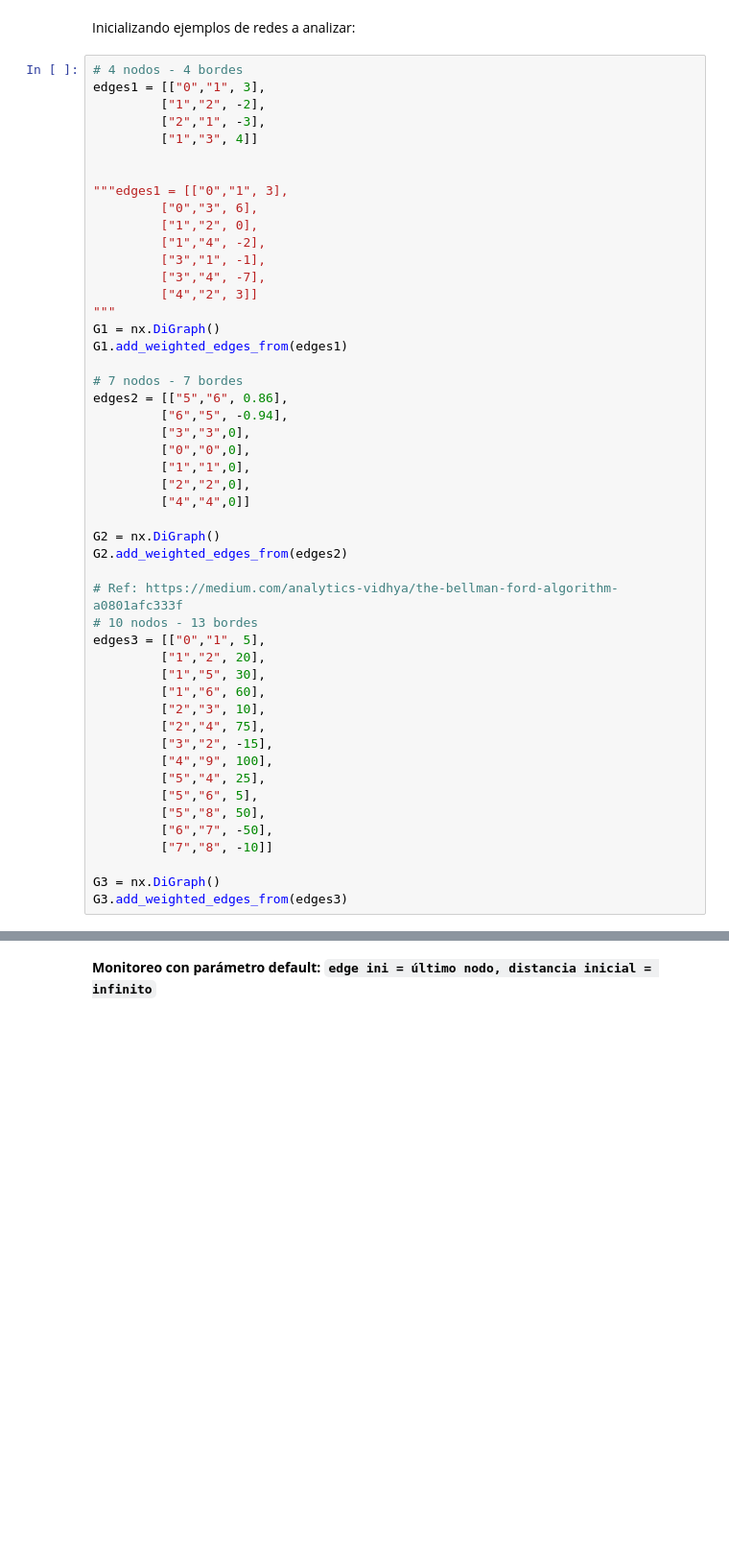
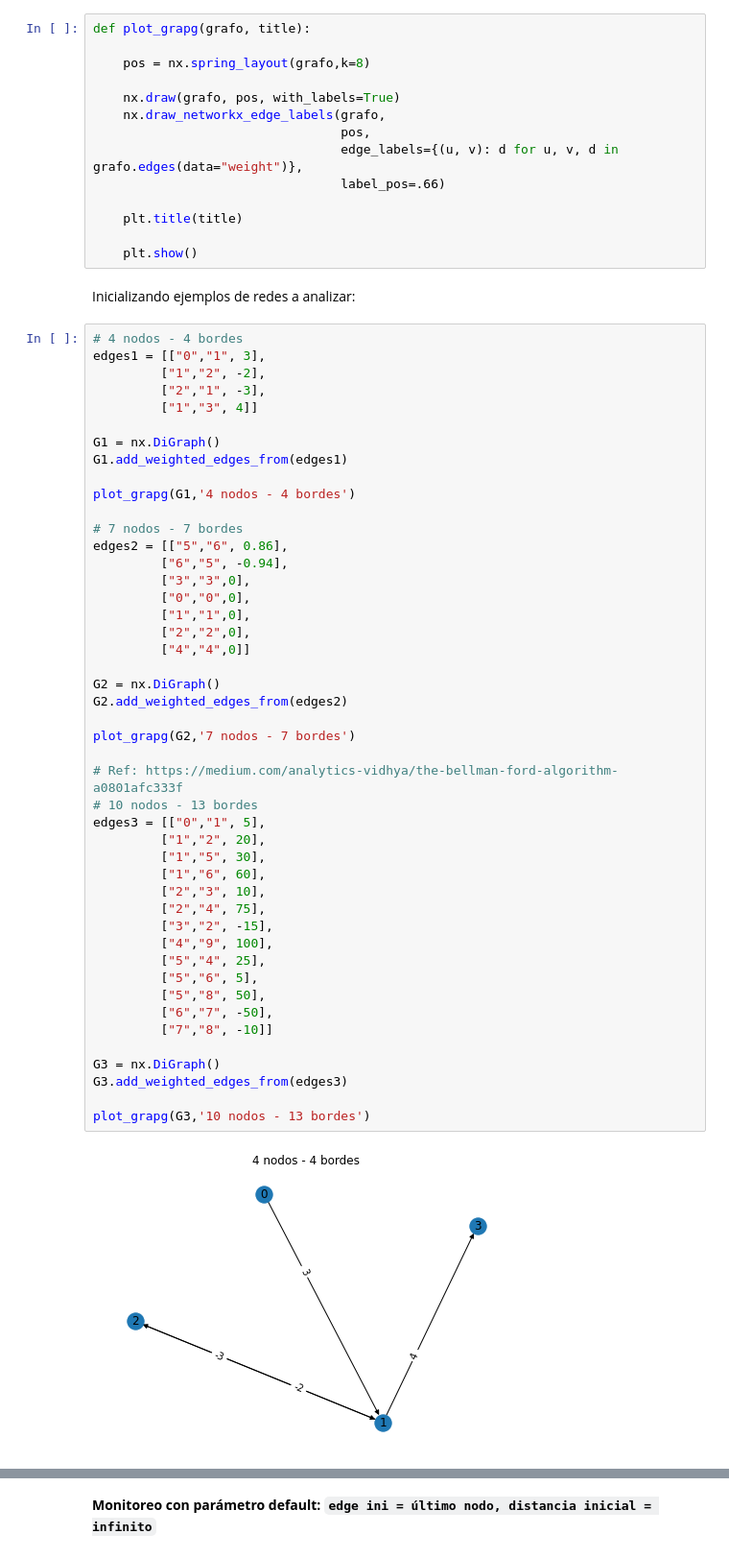
Before and after one commit to pautrejo/practica-2-primera-parte-joelitam2021, a Jupyter notebook: notebooks/Parametros_optimizar.ipynb, the cells around one changed output, grey strips where cells are left out. Shown at 96% size. Saved outputs shown, nothing was run; the diff lists cells and outputs as text; blank space fills up the shorter version.

```diff
--- a/notebooks/Parametros_optimizar.ipynb
+++ b/notebooks/Parametros_optimizar.ipynb
@@ -84,3 +90,17 @@ Parámetros encontrados:
+# %%
+def plot_grapg(grafo, title):
+
+    pos = nx.spring_layout(grafo,k=8)
+
+    nx.draw(grafo, pos, with_labels=True)
+    nx.draw_networkx_edge_labels(grafo,
+                                 pos,
+                                 edge_labels={(u, v): d for u, v, d in grafo.edges(data="weight")},
+                                 label_pos=.66)
+
+    plt.title(title)
+
+    plt.show()
 # %% [markdown]
 Inicializando ejemplos de redes a analizar:
 # %%
@@ -90,45 +110,44 @@ edges1 = [["0","1", 3],
          ["2","1", -3],
          ["1","3", 4]]
 
-
-"""edges1 = [["0","1", 3],
-         ["0","3", 6],
-         ["1","2", 0],
-         ["1","4", -2],
-         ["3","1", -1],
-         ["3","4", -7],
-         ["4","2", 3]]
-"""
 G1 = nx.DiGraph()
 G1.add_weighted_edges_from(edges1)
+
+plot_grapg(G1,'4 nodos - 4 bordes')
 
 # 7 nodos - 7 bordes
 edges2 = [["5","6", 0.86],
          ["6","5", -0.94],
          ["3","3",0],
          ["0","0",0],
          ["1","1",0],
          ["2","2",0],
          ["4","4",0]]
 
 G2 = nx.DiGraph()
 G2.add_weighted_edges_from(edges2)
+
+plot_grapg(G2,'7 nodos - 7 bordes')
 
 # Ref: https://medium.com/analytics-vidhya/the-bellman-ford-algorithm-a0801afc333f
 # 10 nodos - 13 bordes
 edges3 = [["0","1", 5],
          ["1","2", 20],
          ["1","5", 30],
          ["1","6", 60],
          ["2","3", 10],
          ["2","4", 75],
          ["3","2", -15],
          ["4","9", 100],
          ["5","4", 25],
          ["5","6", 5],
          ["5","8", 50],
          ["6","7", -50],
          ["7","8", -10]]
 
 G3 = nx.DiGraph()
 G3.add_weighted_edges_from(edges3)
+
+plot_grapg(G3,'10 nodos - 13 bordes')
+# %% [output]
+[figure, added]
```
Also changed, not shown: parts of 10 cells of this notebook.
